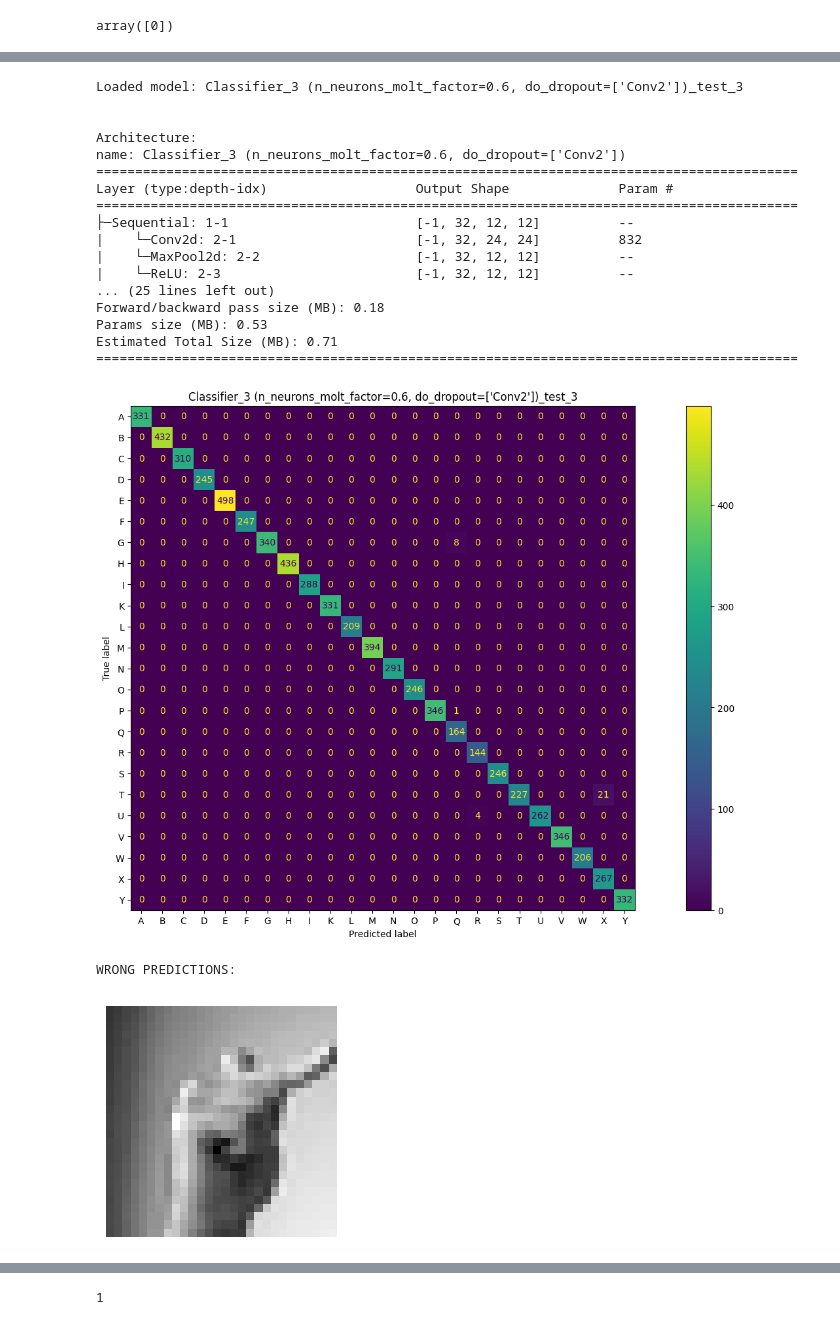
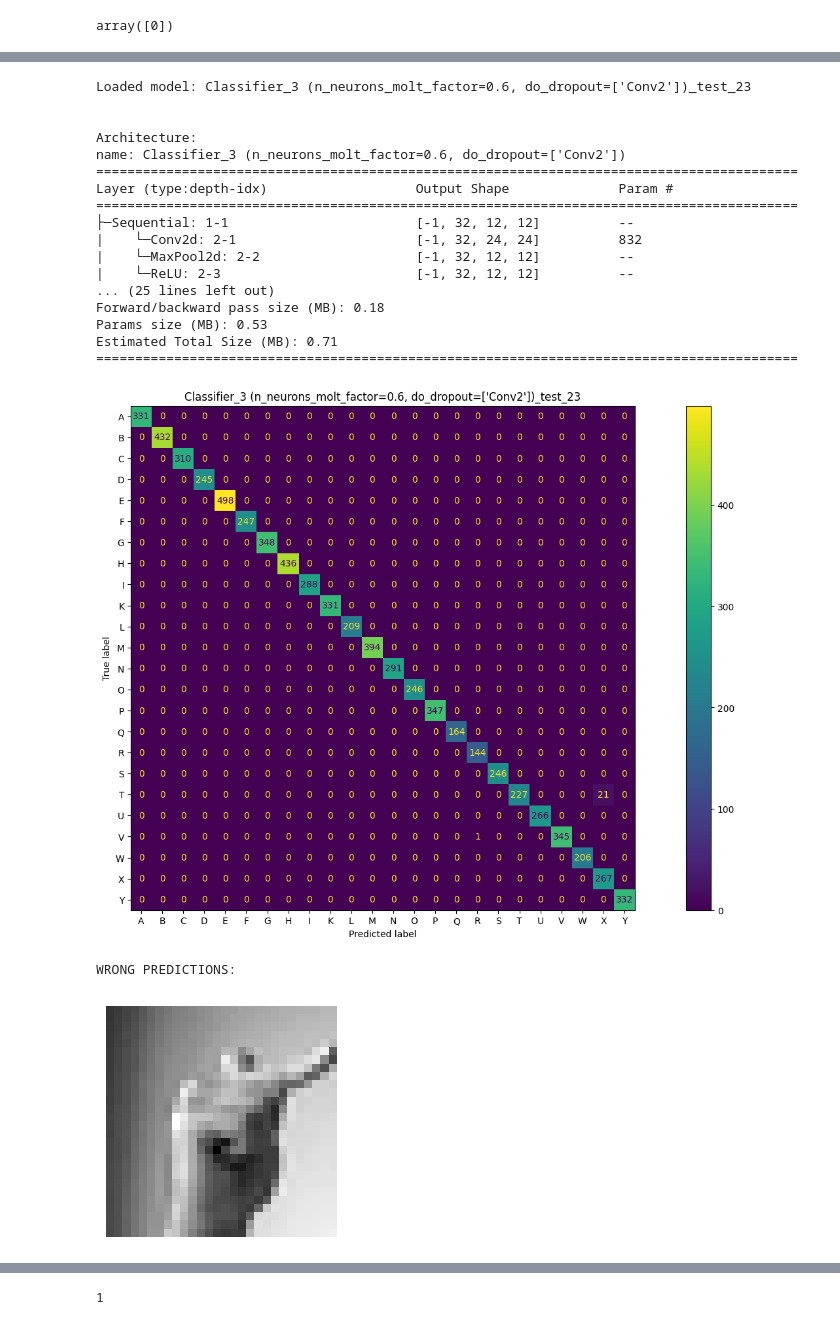
Before and after one commit to Lotto98/Sign-Language-MNIST, a Jupyter notebook: src/Classifier_3.ipynb, the cells around one changed output, grey strips where cells are left out. Cells and saved outputs as stored; diff of their text form; code cells hidden in the pictures.

```diff
--- a/src/Classifier_3.ipynb
+++ b/src/Classifier_3.ipynb
@@ -110,25 +116,25 @@ Name: 3, dtype: object
 # %%
-best_model = NeuralNetwork.load_NN(all_results.iloc[3], classifiers_dict, torch.device("cuda"), (28,28))
+best_model = NeuralNetwork.load_NN(all_results.iloc[23], classifiers_dict, torch.device("cuda"), (28,28))
 best_model.explore_wrong_predictions()
 # %% [output]
-Loaded model: Classifier_3 (n_neurons_molt_factor=0.6, do_dropout=['Conv2'])_test_3
+Loaded model: Classifier_3 (n_neurons_molt_factor=0.6, do_dropout=['Conv2'])_test_23
 
 
 Architecture:
 name: Classifier_3 (n_neurons_molt_factor=0.6, do_dropout=['Conv2'])
 ==========================================================================================
 Layer (type:depth-idx)                   Output Shape              Param #
 ==========================================================================================
 ├─Sequential: 1-1                        [-1, 32, 12, 12]          --
 |    └─Conv2d: 2-1                       [-1, 32, 24, 24]          832
 |    └─MaxPool2d: 2-2                    [-1, 32, 12, 12]          --
 |    └─ReLU: 2-3                         [-1, 32, 12, 12]          --
 ... (25 lines left out)
 Forward/backward pass size (MB): 0.18
 Params size (MB): 0.53
 Estimated Total Size (MB): 0.71
 ==========================================================================================
-[figure, old version]
+[figure, new version]
 WRONG PREDICTIONS:
 [figure]
 true response: T
```
Also changed, not shown: parts of 10 cells of this notebook.
